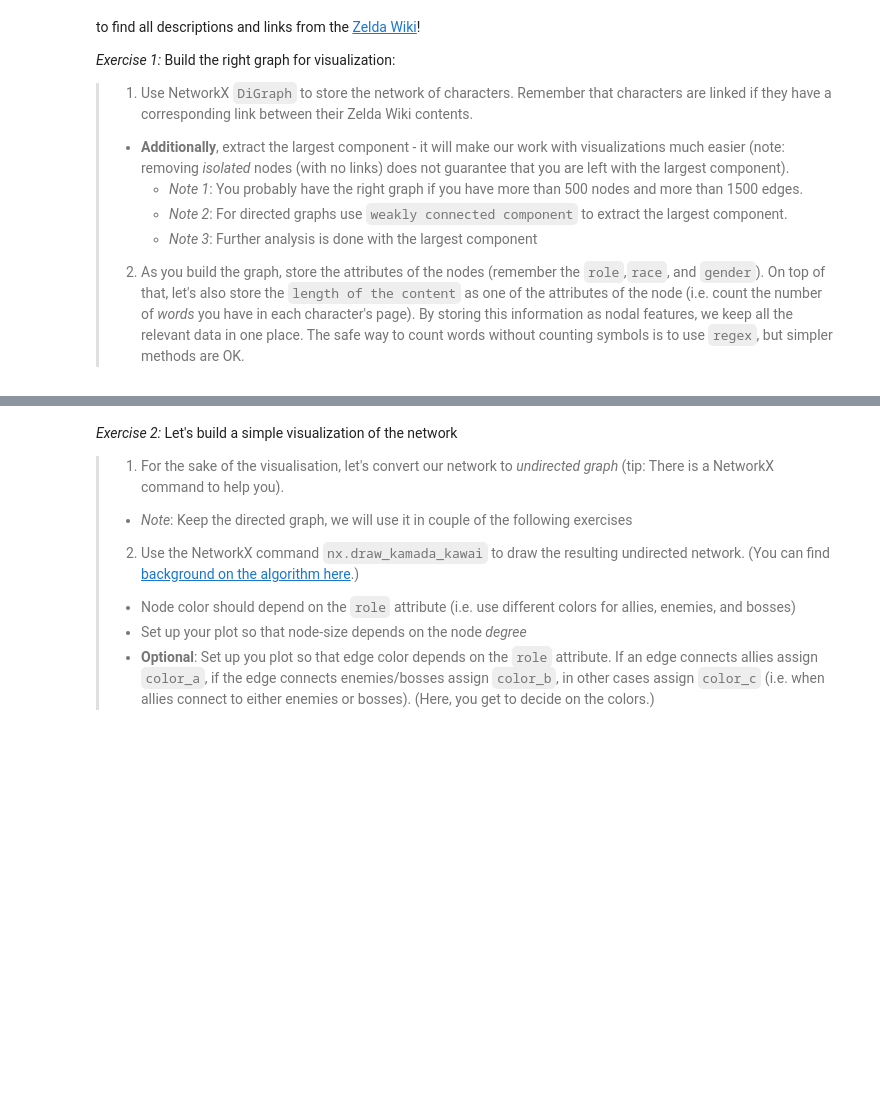
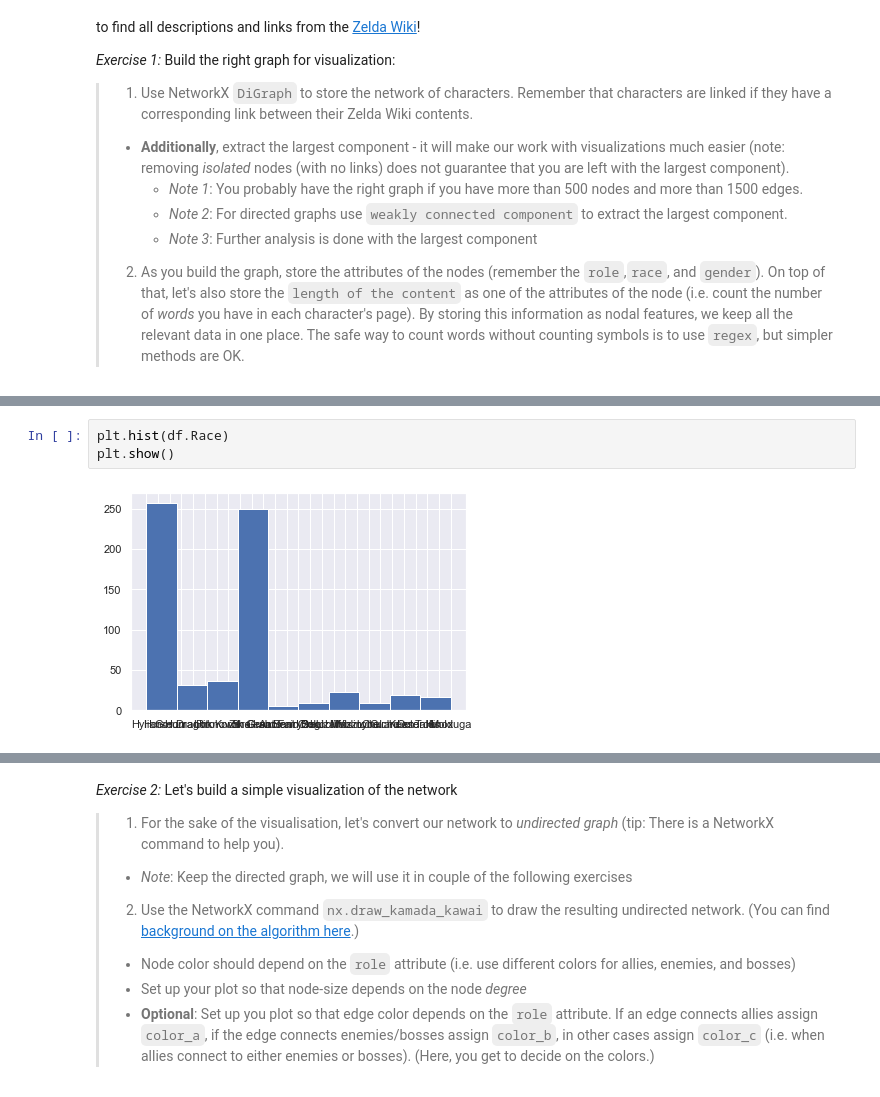
Before and after one commit to granatb/socialgraphs2021, a Jupyter notebook: lectures/Week5.ipynb, the cells around one changed output, grey strips where cells are left out. Cells and saved outputs as stored; diff of their text form; blank space fills up the shorter version.

```diff
--- a/lectures/Week5.ipynb
+++ b/lectures/Week5.ipynb
@@ -30,0 +75,5 @@ We will continue to work with the network from last week, see the lecture for [W
+# %%
+plt.hist(df.Race)
+plt.show()
+# %% [output]
+[figure, added]
```
Also changed, not shown: parts of 76 cells of this notebook, 9 other files.
